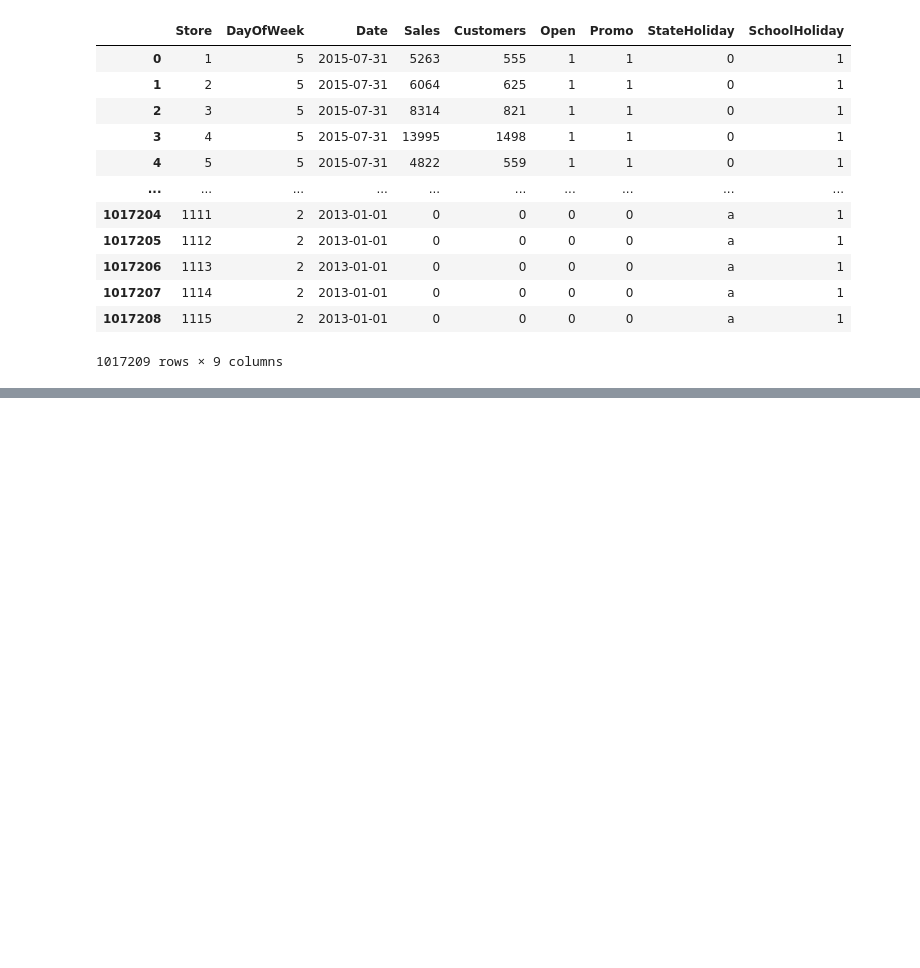
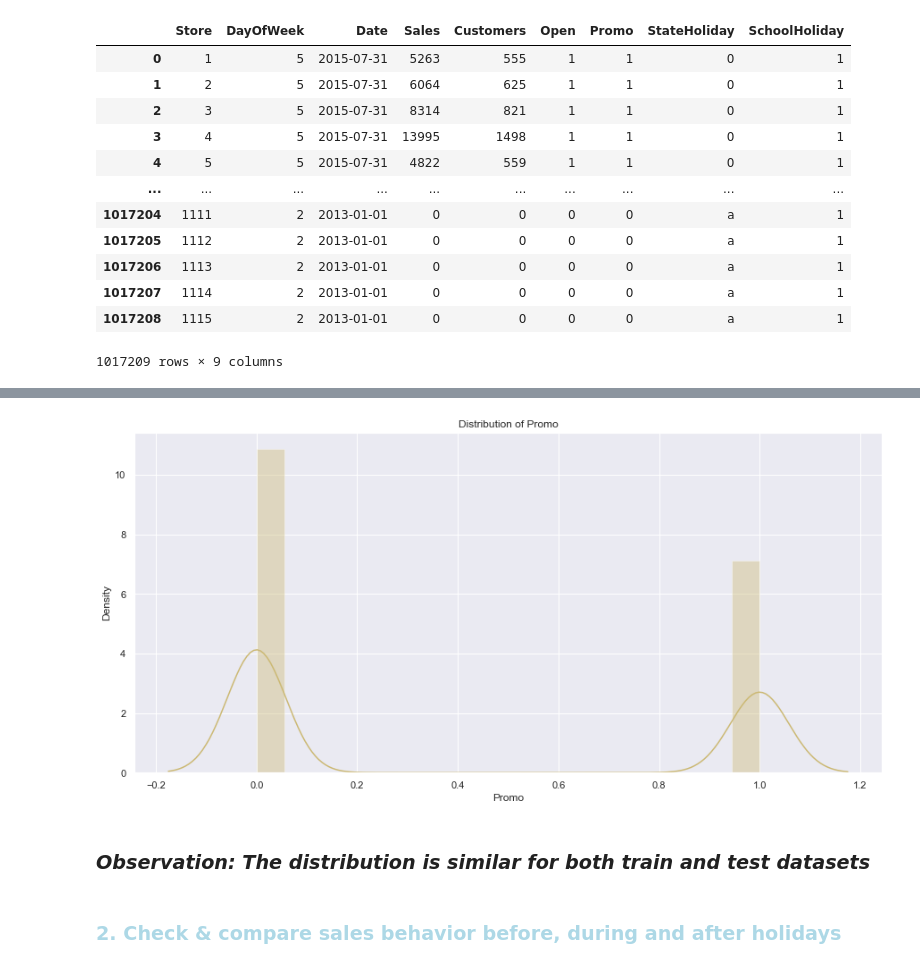
Before and after one commit to Yonas-T/time_series_forcasting, a Jupyter notebook: notebooks/data_exploration.ipynb, the cells around one changed output, grey strips where cells are left out. Cells and saved outputs as stored; diff of their text form; code cells hidden in the pictures; blank space fills up the shorter version.

```diff
--- a/notebooks/data_exploration.ipynb
+++ b/notebooks/data_exploration.ipynb
@@ -108,0 +147,8 @@ get_data_frame_from_dvc('data/rossmann-store-sales/train.csv')
+# %%
+plot_dist(df_test['Promo'], 'Promo')
+# %% [output]
+[figure, added]
+# %% [markdown]
+<h3 style='font-style:italic'> Observation: The distribution is similar for both train and test datasets</h3>
+# %% [markdown]
+<h3 style="color:lightblue;">2. Check & compare sales behavior before, during and after holidays</h3>
```
Also changed, not shown: parts of 58 cells of this notebook, 4 other files.
